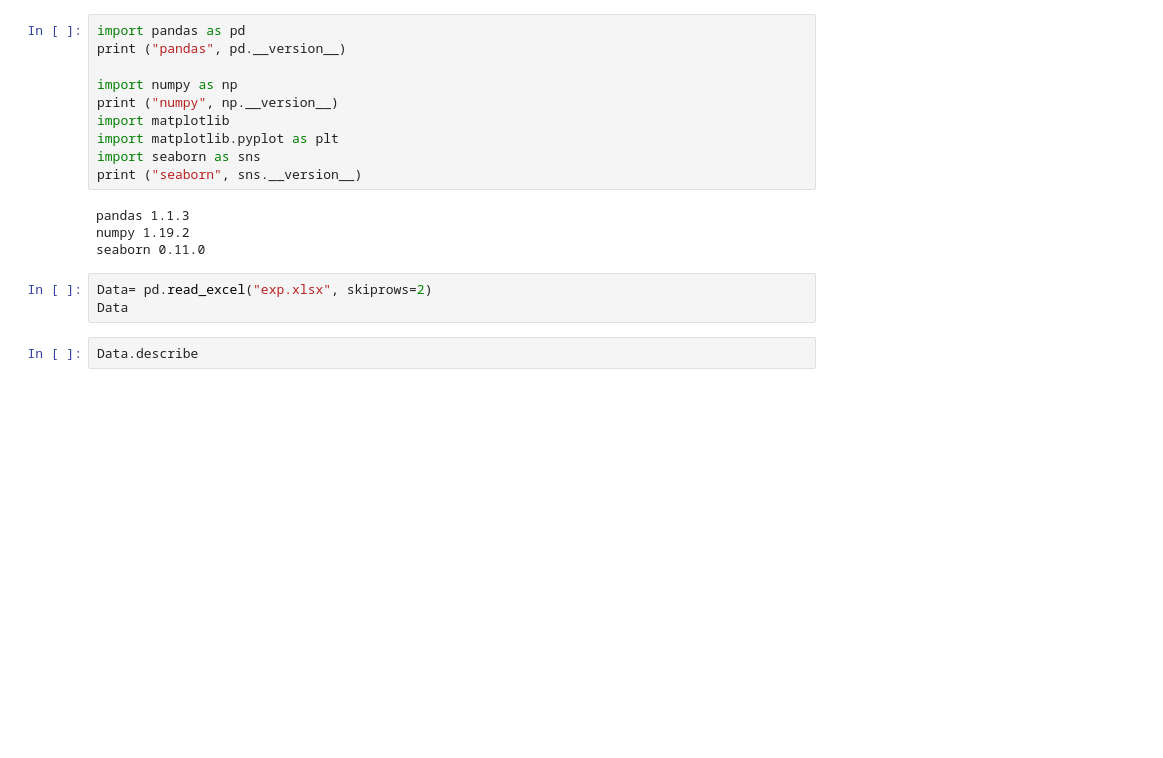
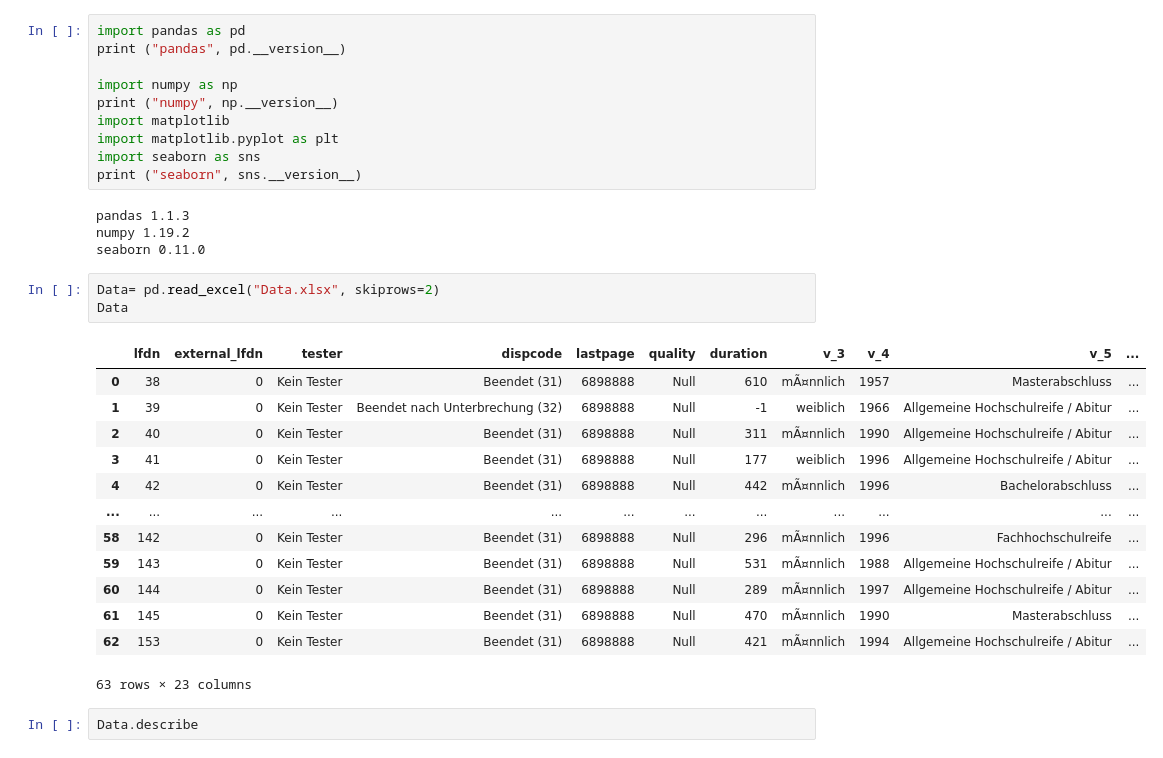
Before and after one commit to Danielsoeller/TH-2021-UmfrageAuswertung, a Jupyter notebook: Auswertung.ipynb, the cells around one changed output. Cells and saved outputs as stored; diff of their text form; blank space fills up the shorter version.

```diff
--- a/Auswertung.ipynb
+++ b/Auswertung.ipynb
@@ -13,8 +13,22 @@ pandas 1.1.3
 numpy 1.19.2
 seaborn 0.11.0
 # %%
-Data= pd.read_excel("exp.xlsx", skiprows=2)
+Data= pd.read_excel("Data.xlsx", skiprows=2)
 Data
+# %% [output]
+|  | lfdn | external_lfdn | tester | dispcode | lastpage | quality | duration | v_3 | v_4 | v_5 | ... |
+| 0 | 38 | 0 | Kein Tester | Beendet (31) | 6898888 | Null | 610 | mÃ¤nnlich | 1957 | Masterabschluss | ... |
+| 1 | 39 | 0 | Kein Tester | Beendet nach Unterbrechung (32) | 6898888 | Null | -1 | weiblich | 1966 | Allgemeine Hochschulreife / Abitur | ... |
+| 2 | 40 | 0 | Kein Tester | Beendet (31) | 6898888 | Null | 311 | mÃ¤nnlich | 1990 | Allgemeine Hochschulreife / Abitur | ... |
+| 3 | 41 | 0 | Kein Tester | Beendet (31) | 6898888 | Null | 177 | weiblich | 1996 | Allgemeine Hochschulreife / Abitur | ... |
+| 4 | 42 | 0 | Kein Tester | Beendet (31) | 6898888 | Null | 442 | mÃ¤nnlich | 1996 | Bachelorabschluss | ... |
+| ... | ... | ... | ... | ... | ... | ... | ... | ... | ... | ... | ... |
+| 58 | 142 | 0 | Kein Tester | Beendet (31) | 6898888 | Null | 296 | mÃ¤nnlich | 1996 | Fachhochschulreife | ... |
+| 59 | 143 | 0 | Kein Tester | Beendet (31) | 6898888 | Null | 531 | mÃ¤nnlich | 1988 | Allgemeine Hochschulreife / Abitur | ... |
+| 60 | 144 | 0 | Kein Tester | Beendet (31) | 6898888 | Null | 289 | mÃ¤nnlich | 1997 | Allgemeine Hochschulreife / Abitur | ... |
+| 61 | 145 | 0 | Kein Tester | Beendet (31) | 6898888 | Null | 470 | mÃ¤nnlich | 1990 | Masterabschluss | ... |
+| 62 | 153 | 0 | Kein Tester | Beendet (31) | 6898888 | Null | 421 | mÃ¤nnlich | 1994 | Allgemeine Hochschulreife / Abitur | ... |
+63 rows × 23 columns
 # %%
 Data.describe
 # %%
```
Also changed, not shown: parts of 2 cells of this notebook, 2 other files.
